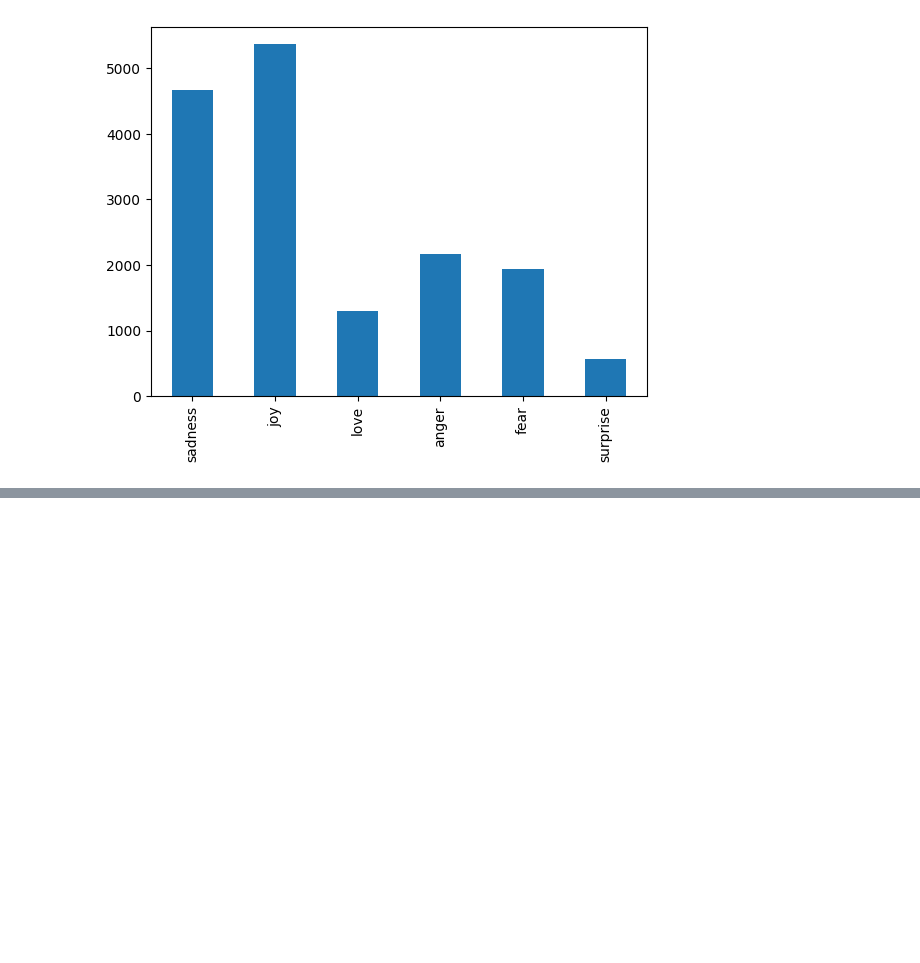
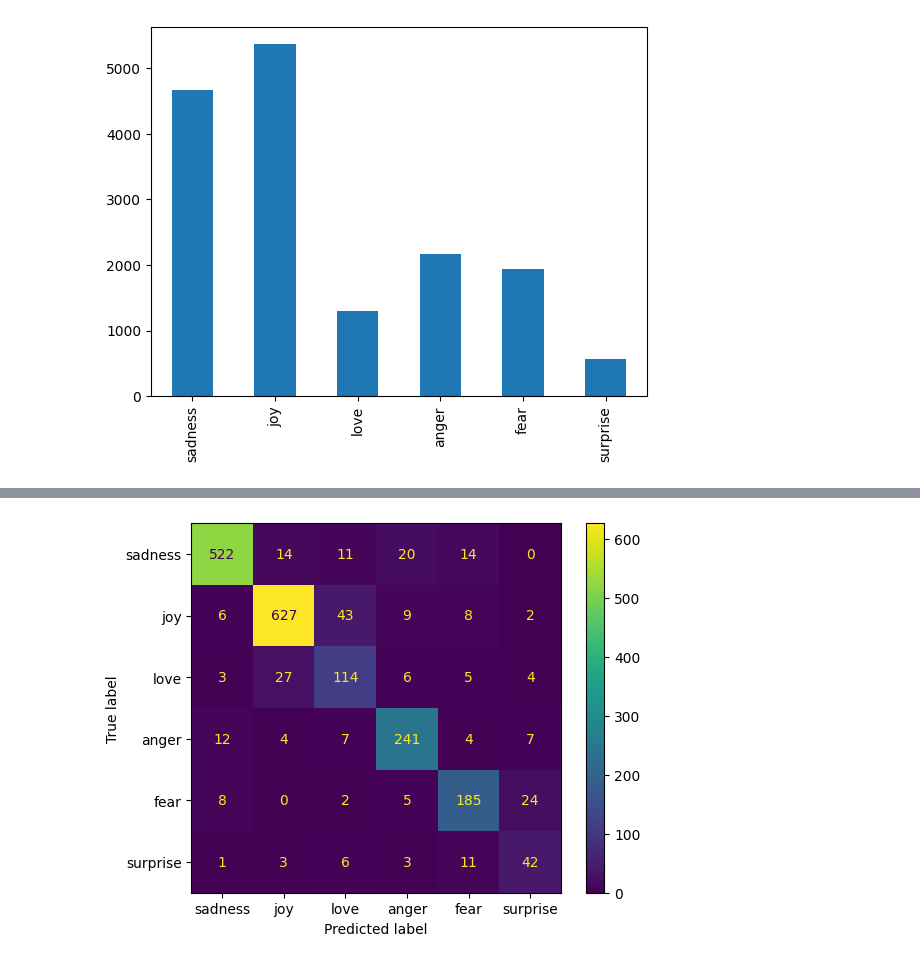
Before and after one commit to plavizmaj/NLP_Emotion_Classification, a Jupyter notebook: NLP_emotion_classification.ipynb, the cells around one changed output, grey strips where cells are left out. Cells and saved outputs as stored; diff of their text form; code cells hidden in the pictures; blank space fills up the shorter version.

```diff
--- a/NLP_emotion_classification.ipynb
+++ b/NLP_emotion_classification.ipynb
@@ -196,0 +283,4 @@ plt.show()
+# %%
+test_text, test_labels = get_text(test)
+test_seq = get_sequences(tokenizer, test_text)
+test_labels = np.array(test_labels, dtype='int32')
@@ -196,0 +307,3 @@ plt.show()
+# %%
+probabilities = model.predict(test_seq)
+preds = np.argmax(probabilities, axis=1)
@@ -196,0 +312,8 @@ plt.show()
+# %%
+cm = confusion_matrix(test_labels, preds)
+disp = ConfusionMatrixDisplay(confusion_matrix=cm,
+                              display_labels=list(index_to_class.values()))
+disp.plot()
+plt.show()
+# %% [output]
+[figure, added]
```
Also changed, not shown: parts of 15 cells of this notebook.
